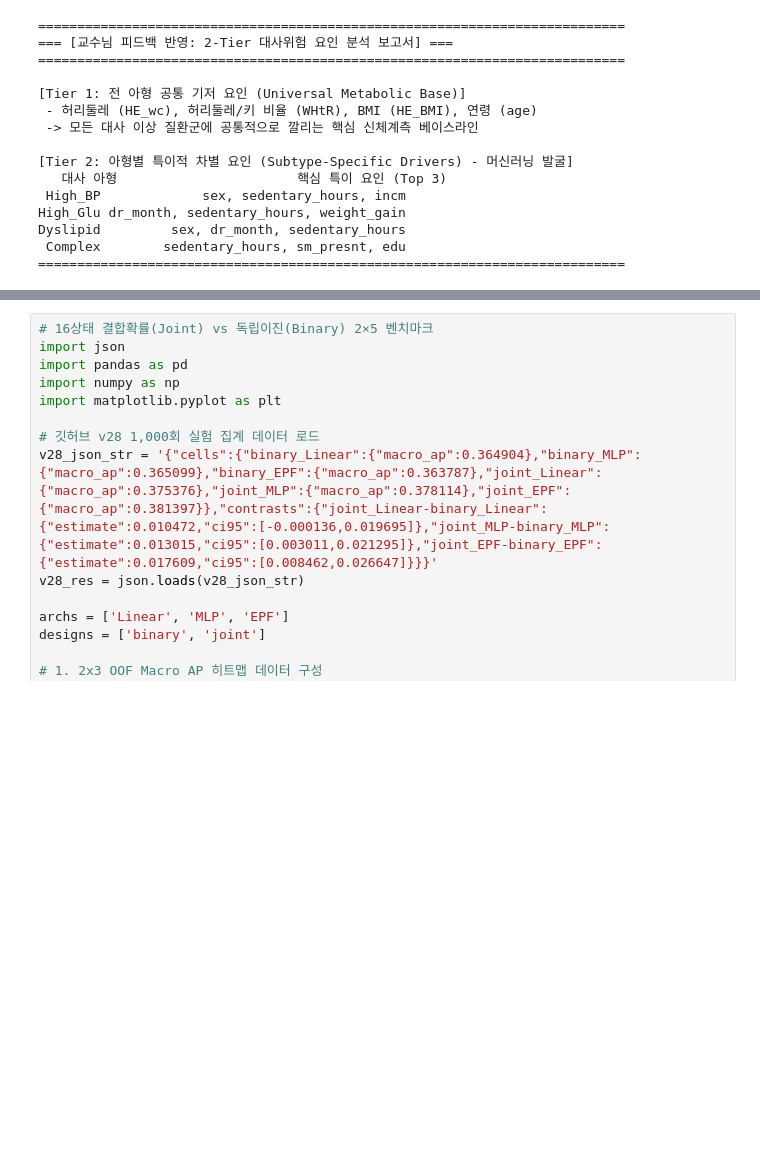
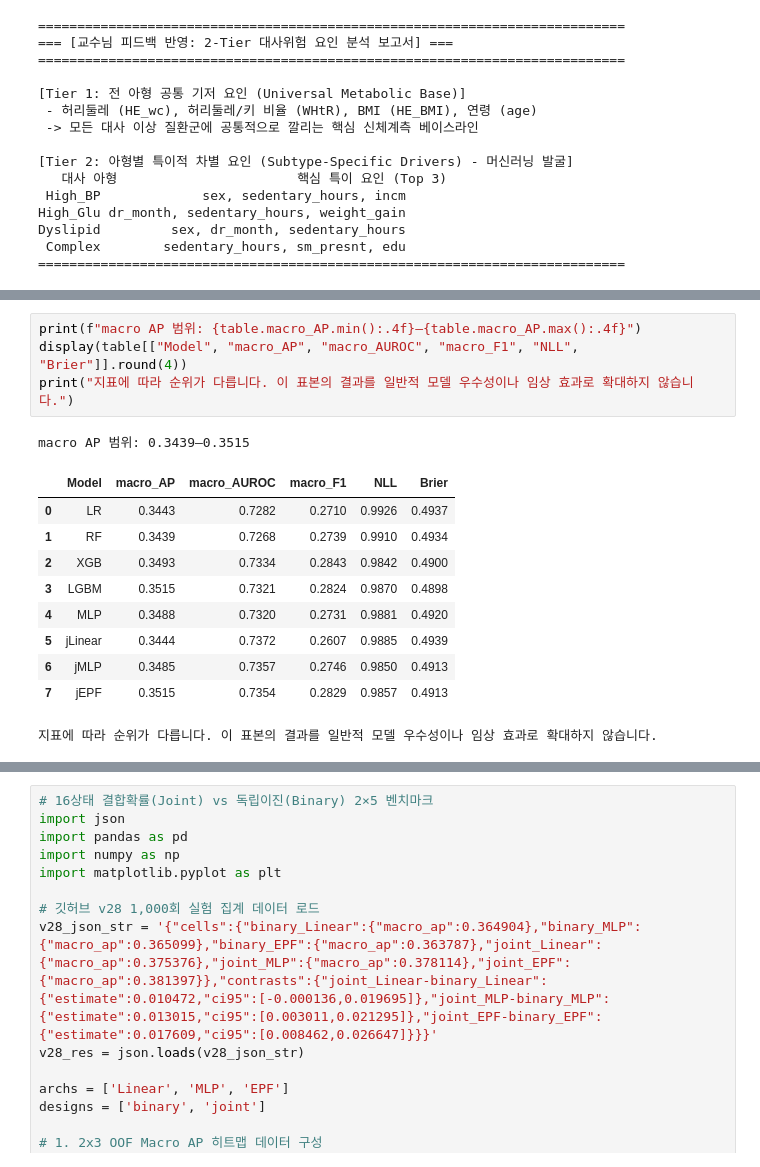
Before and after one commit to kdw123654/digital-project, a Jupyter notebook: my_model.ipynb, the cells around one changed output, grey strips where cells are left out. Drawn from its saved outputs; the diff is of its cells as text; blank space fills up the shorter version.

```diff
--- a/my_model.ipynb
+++ b/my_model.ipynb
@@ -915,0 +1018,16 @@ Dyslipid         sex, dr_month, sedentary_hours
+# %%
+print(f"macro AP 범위: {table.macro_AP.min():.4f}–{table.macro_AP.max():.4f}")
+display(table[["Model", "macro_AP", "macro_AUROC", "macro_F1", "NLL", "Brier"]].round(4))
+print("지표에 따라 순위가 다릅니다. 이 표본의 결과를 일반적 모델 우수성이나 임상 효과로 확대하지 않습니다.")
+# %% [output]
+macro AP 범위: 0.3439–0.3515
+|  | Model | macro_AP | macro_AUROC | macro_F1 | NLL | Brier |
+| 0 | LR | 0.3443 | 0.7282 | 0.2710 | 0.9926 | 0.4937 |
+| 1 | RF | 0.3439 | 0.7268 | 0.2739 | 0.9910 | 0.4934 |
+| 2 | XGB | 0.3493 | 0.7334 | 0.2843 | 0.9842 | 0.4900 |
+| 3 | LGBM | 0.3515 | 0.7321 | 0.2824 | 0.9870 | 0.4898 |
+| 4 | MLP | 0.3488 | 0.7320 | 0.2731 | 0.9881 | 0.4920 |
+| 5 | jLinear | 0.3444 | 0.7372 | 0.2607 | 0.9885 | 0.4939 |
+| 6 | jMLP | 0.3485 | 0.7357 | 0.2746 | 0.9850 | 0.4913 |
+| 7 | jEPF | 0.3515 | 0.7354 | 0.2829 | 0.9857 | 0.4913 |
+지표에 따라 순위가 다릅니다. 이 표본의 결과를 일반적 모델 우수성이나 임상 효과로 확대하지 않습니다.
```
Also changed, not shown: parts of 22 cells of this notebook, 21 other files.
